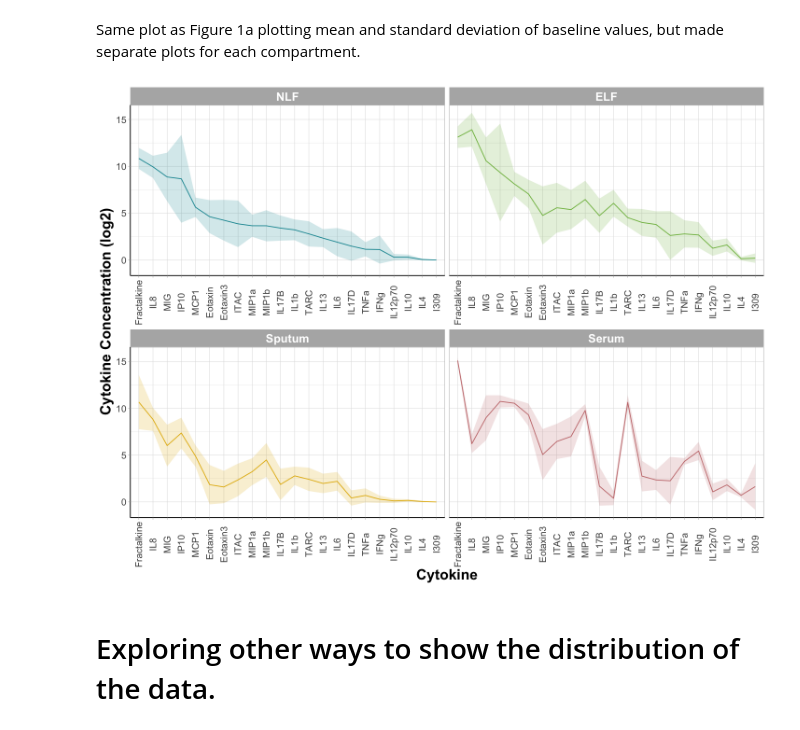
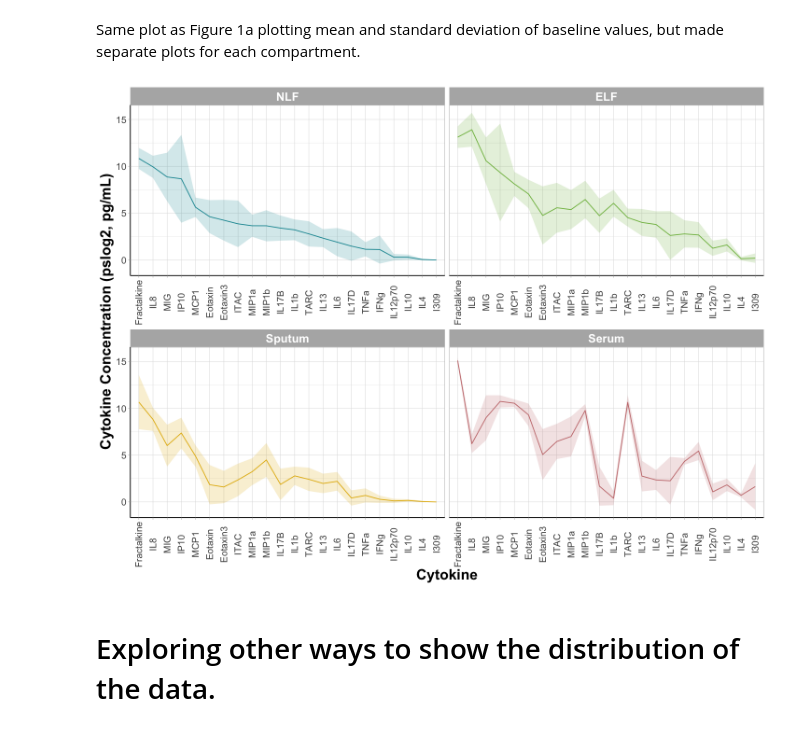
Before and after one commit to Ragerlab/Script_for_Cytokine-Signature-Clusters-as-a-Tool-to-Compare-Changes-associated-with-Tobacco-Product-, a Jupyter notebook: Baseline Analysis (Figure 1, Table 2, Figure S1).ipynb, the cells around one changed output. Cells and saved outputs as stored; diff of their text form; code cells hidden in the pictures.

```diff
--- a/Baseline Analysis (Figure 1, Table 2, Figure S1).ipynb
+++ b/Baseline Analysis (Figure 1, Table 2, Figure S1).ipynb
@@ -651,31 +652,31 @@ Same plot as Figure 1a plotting mean and standard deviation of baseline values,
 # %%
 options(repr.plot.width=12, repr.plot.height=9) #changing size
 descending_cytokines = row.names(NLF_df[order(-NLF_df$mean),])
 cytokines = factor(baseline_df$cytokine, levels = descending_cytokines) #need to put descending_cytokines into a factor for plotting
 Figure_1bV2 = ggplot(transform(baseline_df, compartment = factor(compartment, levels = c('NLF','ELF','Sputum','Serum')))) +
   geom_line(aes(x = cytokines, y = as.numeric(mean), group = 1,color = compartment)) +
   geom_ribbon(aes(x = cytokines, y = mean, ymin = mean - sd, ymax = mean + sd, group = 1, fill = compartment), alpha = 0.2) +
 
   facet_wrap(~ compartment, scales = 'free_x') +
 
   theme_light() +
   theme(axis.text.x = element_text(angle = 90, vjust = 0.5), #rotating x labels/ moving x labels slightly to the left
         axis.line = element_line(colour="black"), #making x and y axes black
         axis.text = element_text(size = 12), #changing size of x axis labels
         axis.title = element_text(face = "bold", size = rel(1.7)), #changes axis titles
         #legend.title = element_text(face = 'bold', size = 15), #changes legend title
         legend.position = "none", #removing legend
         legend.text = element_text(size = 12), #changes legend text
         strip.text.x = element_text(size = 15, face = "bold"), #changes size of facet x axis
         strip.text.y = element_text(size = 15, face = "bold")) + #changes size of facet y axis
-  xlab('Cytokine') + ylab('Cytokine Concentration (log2)') + #changing axis labels
+  xlab('Cytokine') + ylab('Cytokine Concentration (pslog2, pg/mL)') + #changing axis labels
   scale_color_manual(name = 'Compartment',
                       values = c('#1896A1','#7fbb4d','#E4B710','#c87b7c')) +
   scale_fill_manual(name = 'Compartment',
                       values = c('#1896A1','#7fbb4d','#E4B710','#c87b7c'))
 Figure_1bV2
 # %% [output]
-[figure, old version]
+[figure, new version]
 # %%
 ggsave(Figure_1bV2,
        filename = 'Figure1bV2.pdf',
```
Also changed, not shown: parts of 4 cells of this notebook.
